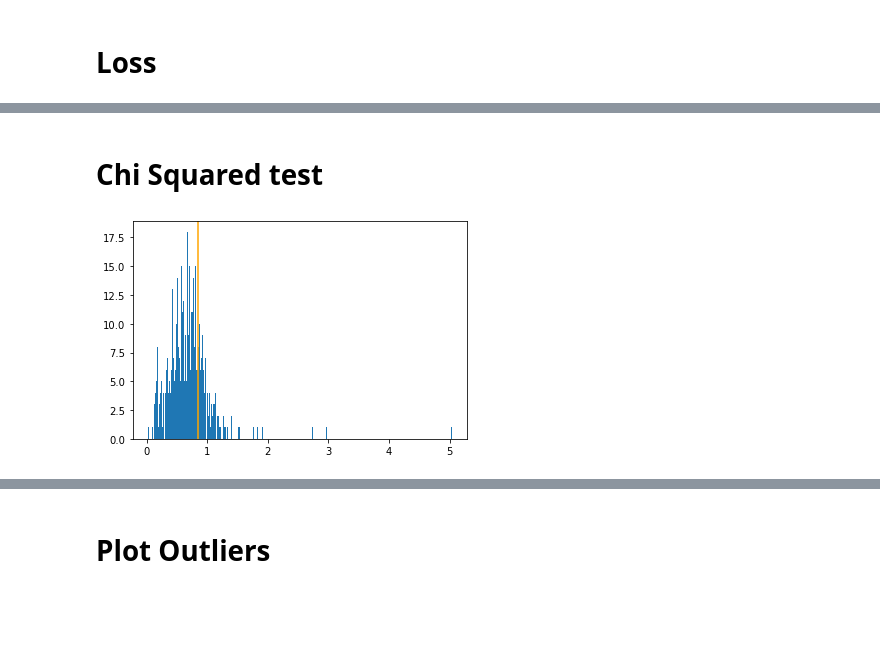
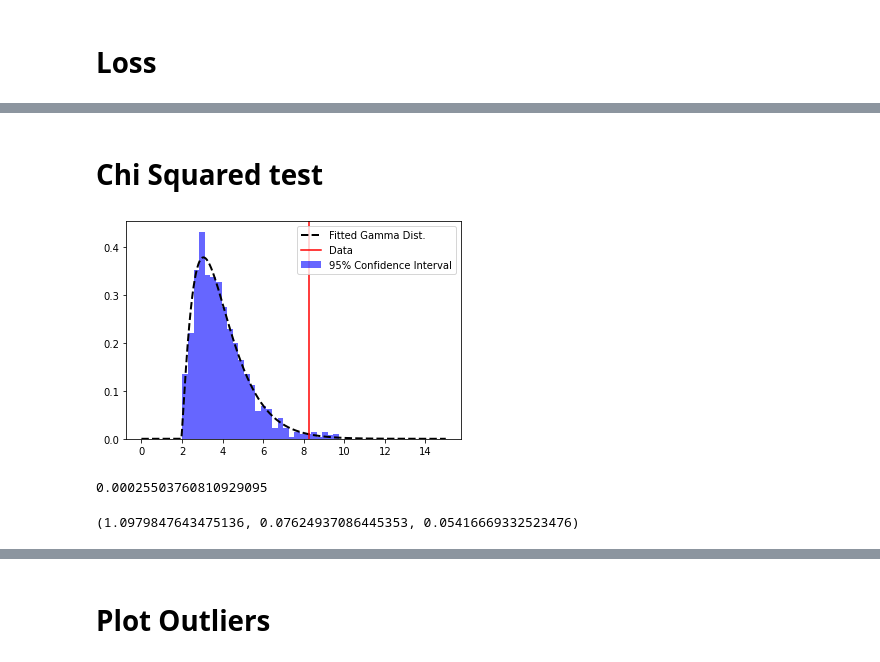
Before and after one commit to cobermai/lhc_anomaly_detection, a Jupyter notebook: notebooks/RB_FPA_FFT_NMF.ipynb, the cells around one changed output, grey strips where cells are left out. Saved outputs shown, nothing was run; the diff lists cells and outputs as text; code cells hidden in the pictures; blank space fills up the shorter version.

```diff
--- a/notebooks/RB_FPA_FFT_NMF.ipynb
+++ b/notebooks/RB_FPA_FFT_NMF.ipynb
@@ -507,18 +478,37 @@ plt.xlim(0,0.5)
-# %% [markdown]
-# Chi Squared test
-# %%
-from scipy.stats import chi2
-
-data = np.abs(nmf_loss_freq[~bool_test])
-
-var = np.var(data)
-df = len(data) - 1
-X2 = chi2.isf(q=0.95, df=df)
-var_threshold = var*df / X2
-
-plt.hist(data, bins =300)
-
-plt.axvline(np.mean(data)+var_threshold, c = 'orange')
-plt.show()
-# %% [output]
-[figure, removed]
+# %% [markdown]
+# Chi Squared test
+# %%
+import numpy as np
+import matplotlib.pyplot as plt
+from scipy.stats import gamma
+
+# Generate data from a gamma distribution
+shape, scale = 2., 2.  # mean=4, std=2*sqrt(2)
+data = gamma.rvs(shape, scale, size=1000)
+
+# Plot the histogram of the data
+plt.hist(data, bins=30, density=True, alpha=0.6, color='b')
+
+# Fit a gamma distribution to the data
+params_fit = gamma.fit(data)
+
+# Plot the pdf of the fitted gamma distribution
+x = np.linspace(0, 15, 1000)
+pdf = gamma.pdf(x, *params_fit)
+plt.plot(x, pdf, 'k--', lw=2)
+
+upper = gamma.ppf(0.99, *params_fit)
+plt.axvline(upper, c = 'red')
+
+# Add a legend and display the plot
+plt.legend(['Fitted Gamma Dist.', 'Data', '95% Confidence Interval'])
+plt.show()
+
+gamma.pdf(12, *params_fit)
+# %% [output]
+[figure, added]
+0.00025503760810929095
+# %%
+params_fit
+# %% [output]
+(1.0979847643475136, 0.07624937086445353, 0.05416669332523476)
```
Also changed, not shown: parts of 14 cells of this notebook, 6 other files.
